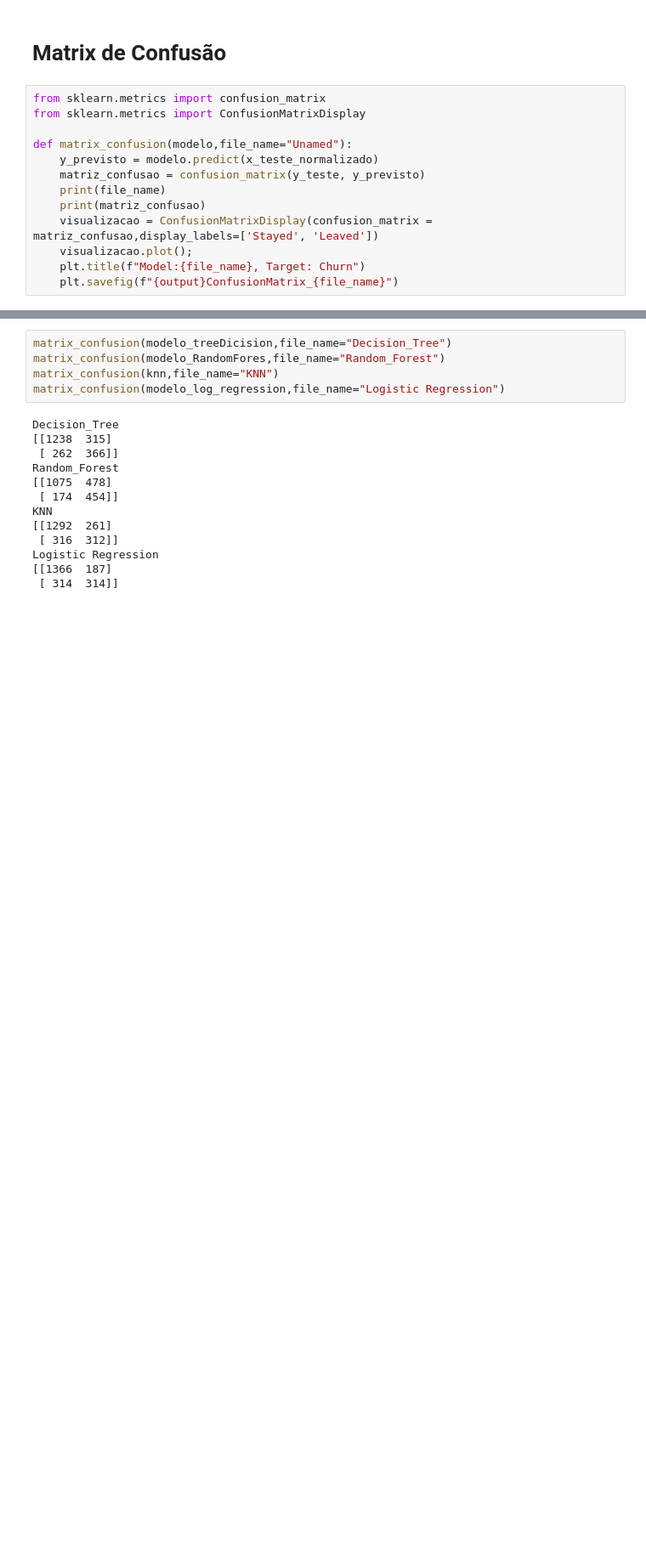
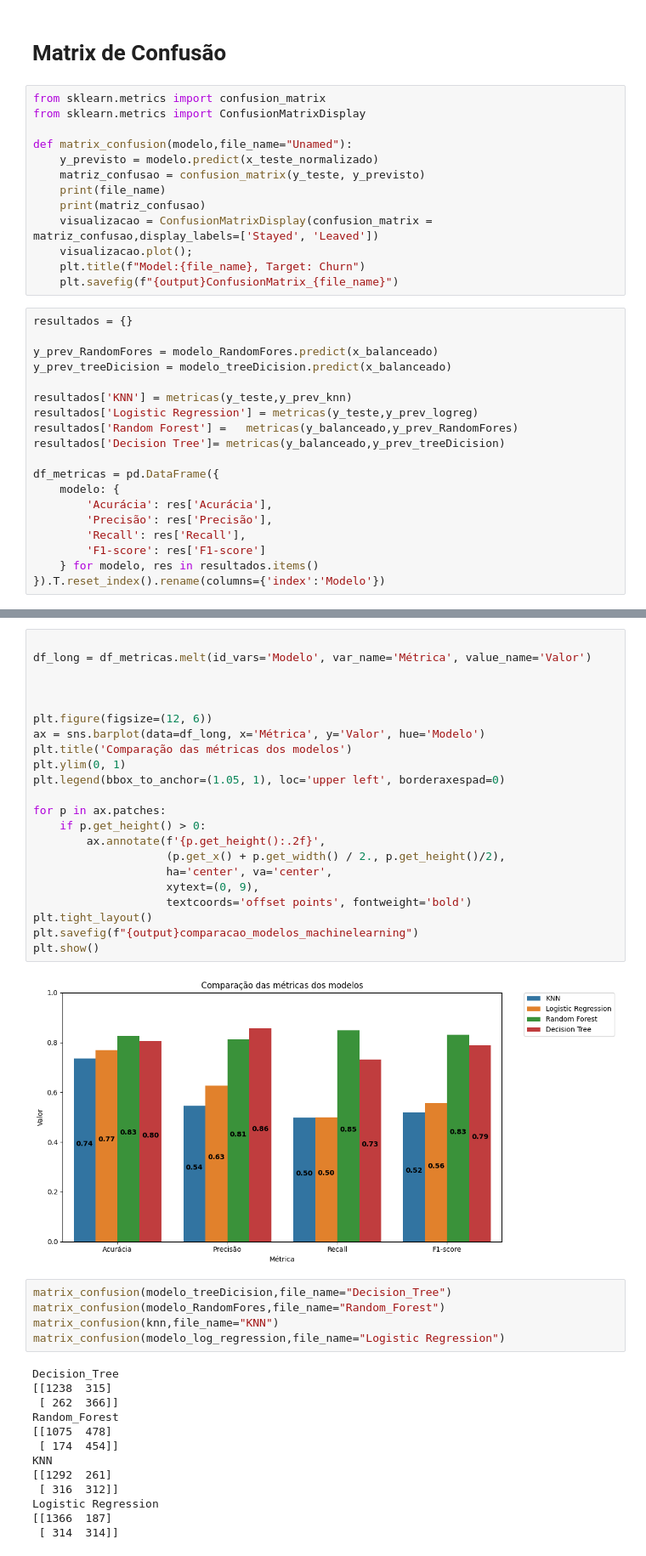
Before and after one commit to JoJonior/TelecomX_parte_2, a Jupyter notebook: main.ipynb, the cells around one changed output, grey strips where cells are left out. Shown at 85% size. Cells and saved outputs as stored; diff of their text form; blank space fills up the shorter version.

Commit message:
comparação de modelos feita

```diff
--- a/main.ipynb
+++ b/main.ipynb
@@ -297,3 +313,22 @@ def matrix_confusion(modelo,file_name="Unamed"):
     visualizacao.plot();
     plt.title(f"Model:{file_name}, Target: Churn")
     plt.savefig(f"{output}ConfusionMatrix_{file_name}")
+# %%
+resultados = {}
+
+y_prev_RandomFores = modelo_RandomFores.predict(x_balanceado)
+y_prev_treeDicision = modelo_treeDicision.predict(x_balanceado)
+
+resultados['KNN'] = metricas(y_teste,y_prev_knn)
+resultados['Logistic Regression'] = metricas(y_teste,y_prev_logreg)
+resultados['Random Forest'] =   metricas(y_balanceado,y_prev_RandomFores)
+resultados['Decision Tree']= metricas(y_balanceado,y_prev_treeDicision)
+
+df_metricas = pd.DataFrame({
+    modelo: {
+        'Acurácia': res['Acurácia'],
+        'Precisão': res['Precisão'],
+        'Recall': res['Recall'],
+        'F1-score': res['F1-score']
+    } for modelo, res in resultados.items()
+}).T.reset_index().rename(columns={'index':'Modelo'})
@@ -300,3 +353,27 @@ def matrix_confusion(modelo,file_name="Unamed"):
+# %%
+
+df_long = df_metricas.melt(id_vars='Modelo', var_name='Métrica', value_name='Valor')
+
+
+
+plt.figure(figsize=(12, 6))
+ax = sns.barplot(data=df_long, x='Métrica', y='Valor', hue='Modelo')
+plt.title('Comparação das métricas dos modelos')
+plt.ylim(0, 1)
+plt.legend(bbox_to_anchor=(1.05, 1), loc='upper left', borderaxespad=0)
+
+for p in ax.patches:
+    if p.get_height() > 0:
+        ax.annotate(f'{p.get_height():.2f}',
+                    (p.get_x() + p.get_width() / 2., p.get_height()/2),
+                    ha='center', va='center',
+                    xytext=(0, 9),
+                    textcoords='offset points', fontweight='bold')
+plt.tight_layout()
+plt.savefig(f"{output}comparacao_modelos_machinelearning")
+plt.show()
+# %% [output]
+[figure, added]
 # %%
 matrix_confusion(modelo_treeDicision,file_name="Decision_Tree")
 matrix_confusion(modelo_RandomFores,file_name="Random_Forest")
```
Also changed, not shown: parts of 7 cells of this notebook, 2 other files.
